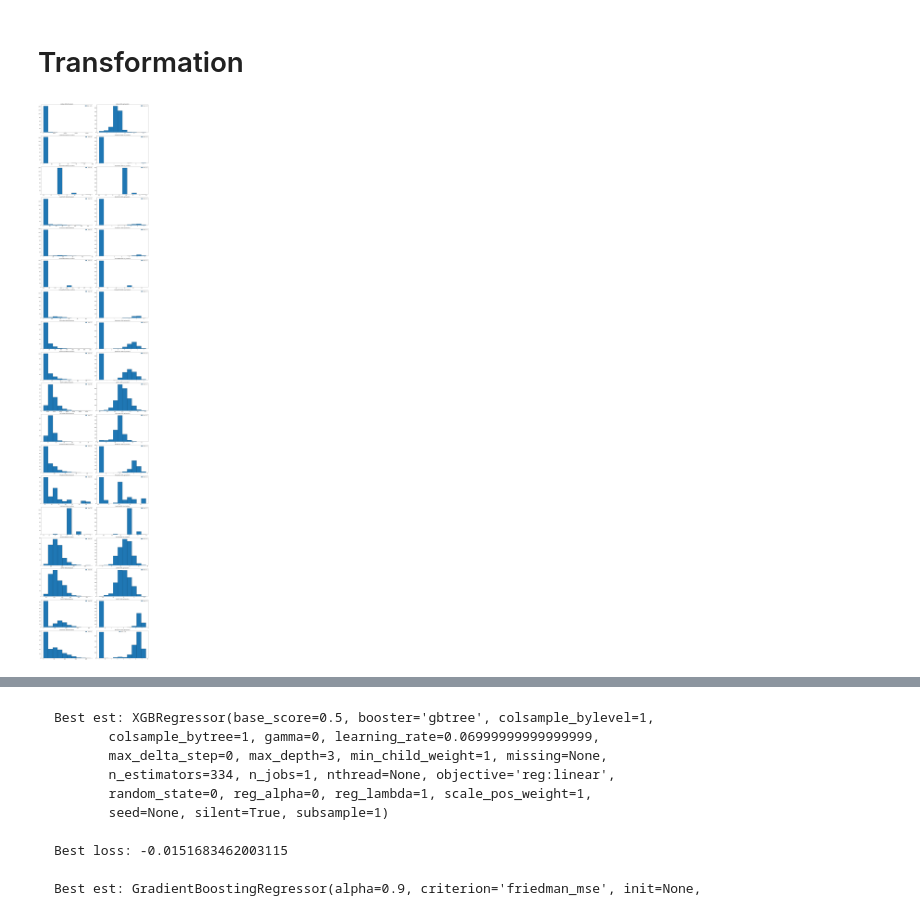
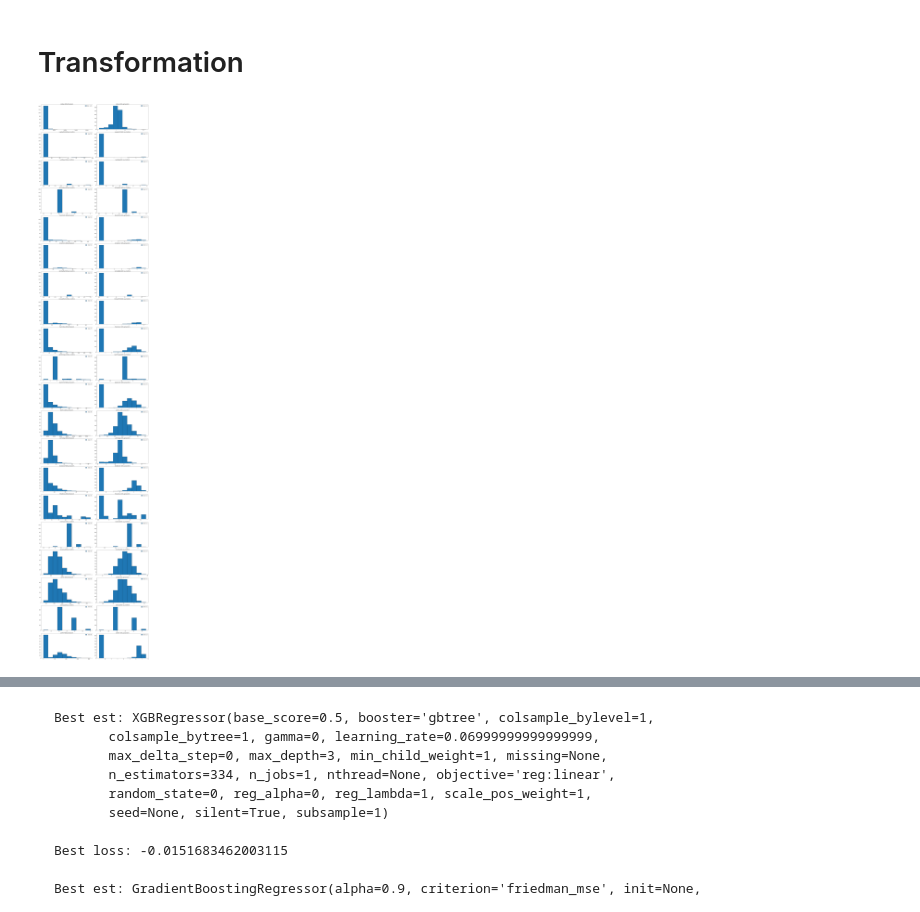
Before and after one commit to maykulkarni/kaggle_solutions, a Jupyter notebook: housing price advanced regression/submission.ipynb, the cells around one changed output, grey strips where cells are left out. Saved outputs shown, nothing was run; the diff lists cells and outputs as text; code cells hidden in the pictures.

```diff
--- a/housing price advanced regression/submission.ipynb
+++ b/housing price advanced regression/submission.ipynb
@@ -29,8 +29,8 @@ tl()
 # %% [markdown]
 # Removing unnecessary features
 # %%
-not_required = ["Id", "Street", "Alley", "Utilities", "Neighborhood", "Condition2",
-                "Heating", "GarageYrBlt", "GarageCond", "PavedDrive", "PoolArea", "PoolQC",
+not_required = ["Id", "Street", "Alley", "Neighborhood", "Condition2",
+                "Heating", "GarageYrBlt", "PavedDrive", "PoolArea", "PoolQC",
                 "Fence", "MiscFeature", "MiscVal", "MoSold", "FireplaceQu", "3SsnPorch"]
 required = set(df.columns.tolist()) - set(not_required)
 required = list(required)
@@ -122,5 +77,3 @@ SyntaxError: invalid syntax (<ipython-input-48-0b203e4743b8>, line 30)
-# %%
-df["ExterCond"] = df["ExterCond"].apply(exter_cond_map)
 # %%
 # Make YearBuilt to How Old the property is
 df["YearBuilt"] = df["YearBuilt"].apply(lambda x: 2018 - x)
@@ -160,6 +114,7 @@ df["BsmtExposure"]= df["BsmtExposure"].fillna("NOB") # no is already present
 df["BsmtFinType2"] = df["BsmtFinType2"].fillna("NO")
 df["GarageType"] = df["GarageType"].fillna("NO")
 df["GarageFinish"] = df["GarageFinish"].fillna("NO")
+df["GarageCond"] = df["GarageCond"].fillna("NO")
 df["GarageQual"] = df["GarageQual"].fillna("NO")
 df["BsmtQual"] = df["BsmtQual"].fillna("NO")
 df["Electrical"] = df["Electrical"].fillna("SBrkr") # there is only 1 nan in "Electrical"
@@ -181,31 +233,32 @@ df[null_having_cols] = imp.fit_transform(df[null_having_cols])
 # %% [markdown]
 # Transformation
 # %%
+skew_limit = 0.8
 df_skew = df.skew().sort_values()[::-1]
-df_skew = df_skew[df_skew > 0.7]
+df_skew = df_skew[df_skew > skew_limit]
 
 # log transformation doesn't reduce
 # skewness of BsmtUnfSF
 
 del df_skew["BsmtUnfSF"]
 
 idx = 1
 plt.figure(figsize=(20, 100))
 for feature in df_skew.index:
     for switch in [0, 1]:
         plt.subplot(len(df_skew), 2, idx)
         if not switch:
             plt.hist(df[feature], label="Skew: {0:.2f}".format(df[feature].skew()), edgecolor="black")
             plt.title("{} Without transform".format(feature))
             plt.legend()
         else:
             plt.hist(np.log1p(df[feature]), label="Skew: {0:.2f}".format(np.log1p(df[feature]).skew()), edgecolor="black")
             plt.title("{} With Log transform".format(feature))
             plt.legend()
         idx += 1
 tl()
 # %% [output]
-[figure, old version]
+[figure, new version]
 # %%
 for feature in df_skew.index:
     df[feature] = df[feature].apply(np.log1p)
```
Also changed, not shown: parts of 12 cells of this notebook.
